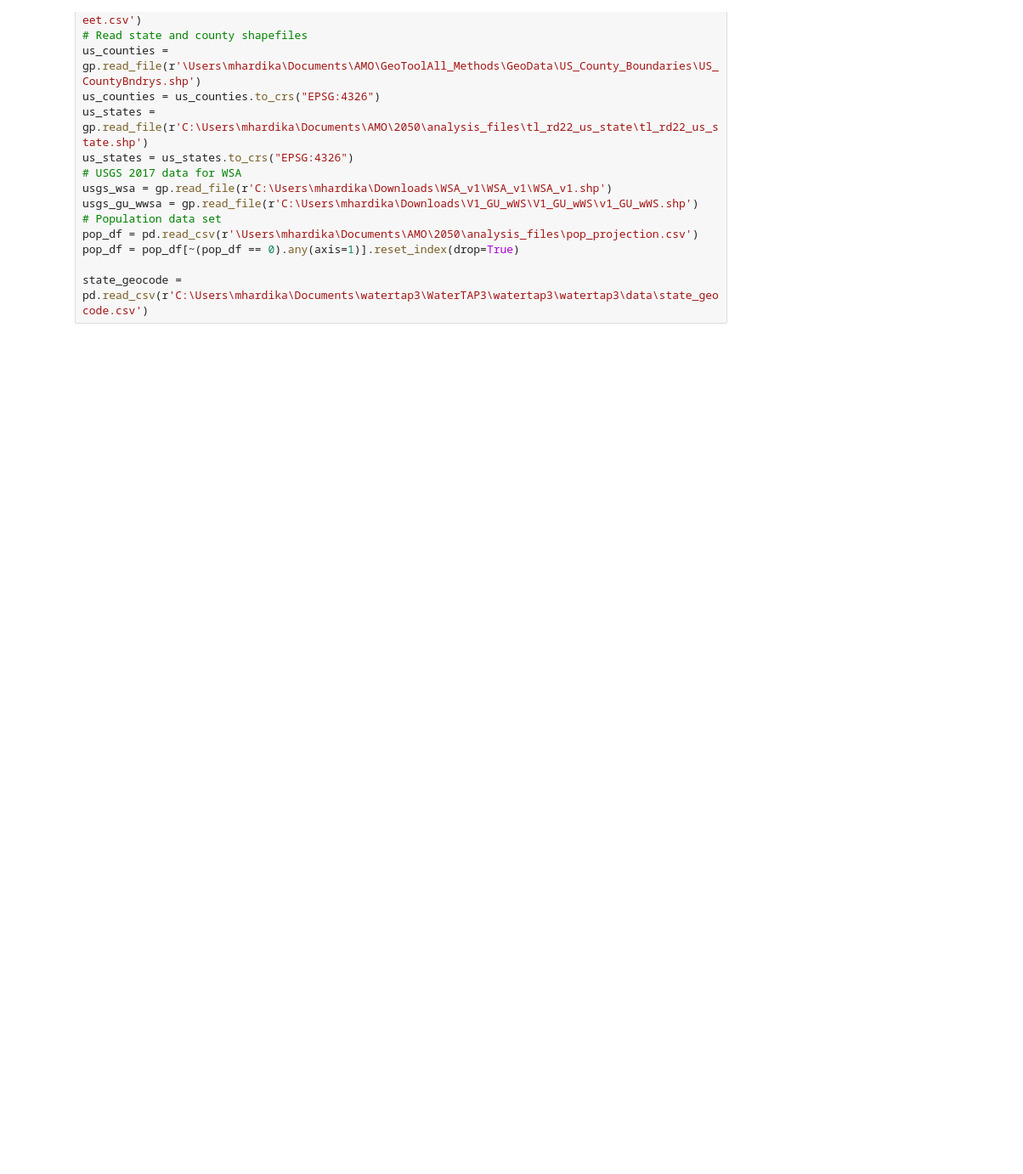
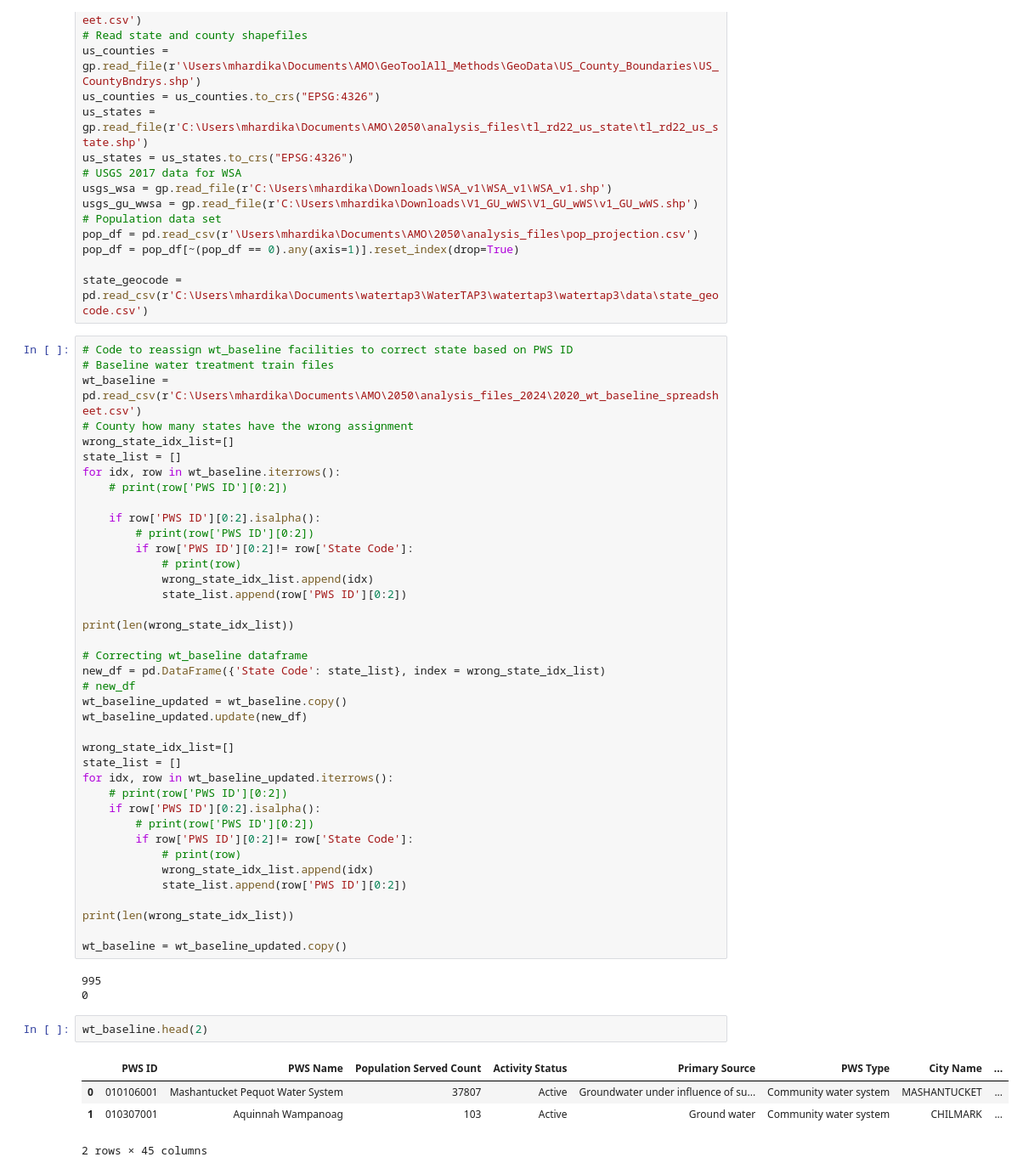
Before and after one commit to MuktaHardikar/WaterTAP3, a Jupyter notebook: watertap3/watertap3/usgs_2020.ipynb, the cells around one changed output. Shown at 85% size. Saved outputs shown, nothing was run; the diff lists cells and outputs as text; blank space fills up the shorter version.

```diff
--- a/watertap3/watertap3/usgs_2020.ipynb
+++ b/watertap3/watertap3/usgs_2020.ipynb
@@ -25,3 +25,52 @@ pop_df = pd.read_csv(r'\Users\mhardika\Documents\AMO\2050\analysis_files\pop_pro
 pop_df = pop_df[~(pop_df == 0).any(axis=1)].reset_index(drop=True)
 
 state_geocode = pd.read_csv(r'C:\Users\mhardika\Documents\watertap3\WaterTAP3\watertap3\watertap3\data\state_geocode.csv')
+# %%
+# Code to reassign wt_baseline facilities to correct state based on PWS ID
+# Baseline water treatment train files
+wt_baseline = pd.read_csv(r'C:\Users\mhardika\Documents\AMO\2050\analysis_files_2024\2020_wt_baseline_spreadsheet.csv')
+# County how many states have the wrong assignment
+wrong_state_idx_list=[]
+state_list = []
+for idx, row in wt_baseline.iterrows():
+    # print(row['PWS ID'][0:2])
+
+    if row['PWS ID'][0:2].isalpha():
+        # print(row['PWS ID'][0:2])
+        if row['PWS ID'][0:2]!= row['State Code']:
+            # print(row)
+            wrong_state_idx_list.append(idx)
+            state_list.append(row['PWS ID'][0:2])
+
+print(len(wrong_state_idx_list))
+
+# Correcting wt_baseline dataframe
+new_df = pd.DataFrame({'State Code': state_list}, index = wrong_state_idx_list)
+# new_df
+wt_baseline_updated = wt_baseline.copy()
+wt_baseline_updated.update(new_df)
+
+wrong_state_idx_list=[]
+state_list = []
+for idx, row in wt_baseline_updated.iterrows():
+    # print(row['PWS ID'][0:2])
+    if row['PWS ID'][0:2].isalpha():
+        # print(row['PWS ID'][0:2])
+        if row['PWS ID'][0:2]!= row['State Code']:
+            # print(row)
+            wrong_state_idx_list.append(idx)
+            state_list.append(row['PWS ID'][0:2])
+
+print(len(wrong_state_idx_list))
+
+wt_baseline = wt_baseline_updated.copy()
+# %% [output]
+995
+0
+# %%
+wt_baseline.head(2)
+# %% [output]
+|  | PWS ID | PWS Name | Population Served Count | Activity Status | Primary Source | PWS Type | City Name | ... |
+| 0 | 010106001 | Mashantucket Pequot Water System | 37807 | Active | Groundwater under influence of su... | Community water system | MASHANTUCKET | ... |
+| 1 | 010307001 | Aquinnah Wampanoag | 103 | Active | Ground water | Community water system | CHILMARK | ... |
+2 rows × 45 columns
```
Also changed, not shown: parts of 33 cells of this notebook, 2 other files.
